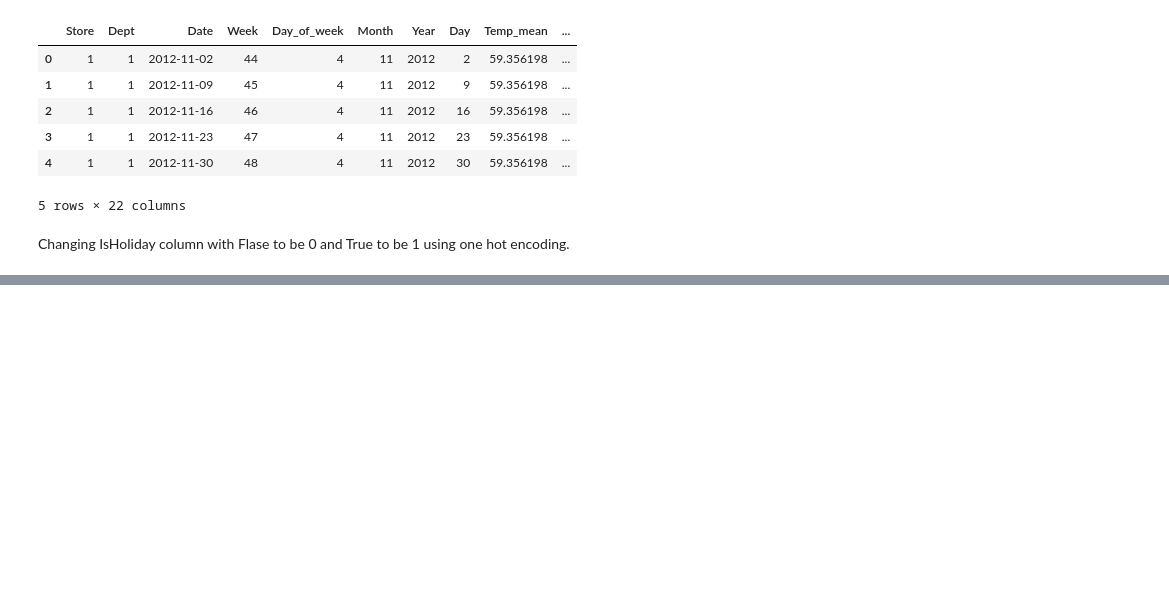
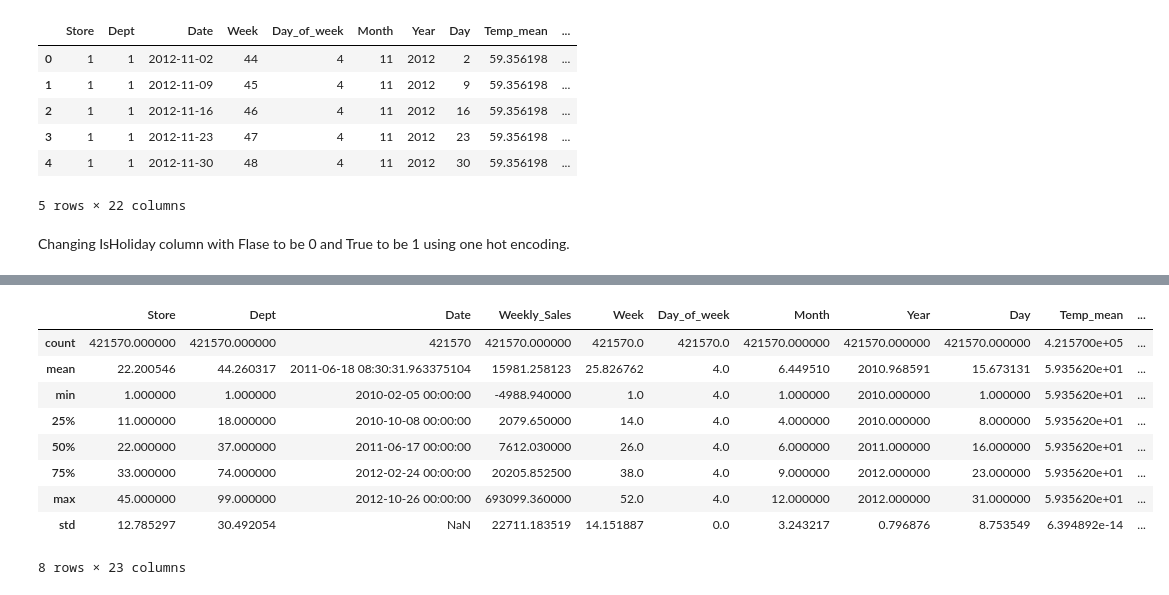
Before and after one commit to aabiyah/Walmart-Recruiting---Store-Sales-Forecasting, a Jupyter notebook: WalmartRecruiting.ipynb, the cells around one changed output, grey strips where cells are left out. Cells and saved outputs as stored; diff of their text form; code cells hidden in the pictures; blank space fills up the shorter version.

```diff
--- a/WalmartRecruiting.ipynb
+++ b/WalmartRecruiting.ipynb
@@ -305,0 +366,13 @@ print(test_with_feature.head(3))
+# %%
+train_with_feature.describe()
+# %% [output]
+|  | Store | Dept | Date | Weekly_Sales | Week | Day_of_week | Month | Year | Day | Temp_mean | ... |
+| count | 421570.000000 | 421570.000000 | 421570 | 421570.000000 | 421570.0 | 421570.0 | 421570.000000 | 421570.000000 | 421570.000000 | 4.215700e+05 | ... |
+| mean | 22.200546 | 44.260317 | 2011-06-18 08:30:31.963375104 | 15981.258123 | 25.826762 | 4.0 | 6.449510 | 2010.968591 | 15.673131 | 5.935620e+01 | ... |
+| min | 1.000000 | 1.000000 | 2010-02-05 00:00:00 | -4988.940000 | 1.0 | 4.0 | 1.000000 | 2010.000000 | 1.000000 | 5.935620e+01 | ... |
+| 25% | 11.000000 | 18.000000 | 2010-10-08 00:00:00 | 2079.650000 | 14.0 | 4.0 | 4.000000 | 2010.000000 | 8.000000 | 5.935620e+01 | ... |
+| 50% | 22.000000 | 37.000000 | 2011-06-17 00:00:00 | 7612.030000 | 26.0 | 4.0 | 6.000000 | 2011.000000 | 16.000000 | 5.935620e+01 | ... |
+| 75% | 33.000000 | 74.000000 | 2012-02-24 00:00:00 | 20205.852500 | 38.0 | 4.0 | 9.000000 | 2012.000000 | 23.000000 | 5.935620e+01 | ... |
+| max | 45.000000 | 99.000000 | 2012-10-26 00:00:00 | 693099.360000 | 52.0 | 4.0 | 12.000000 | 2012.000000 | 31.000000 | 5.935620e+01 | ... |
+| std | 12.785297 | 30.492054 | NaN | 22711.183519 | 14.151887 | 0.0 | 3.243217 | 0.796876 | 8.753549 | 6.394892e-14 | ... |
+8 rows × 23 columns
```
Also changed, not shown: parts of 24 cells of this notebook.
